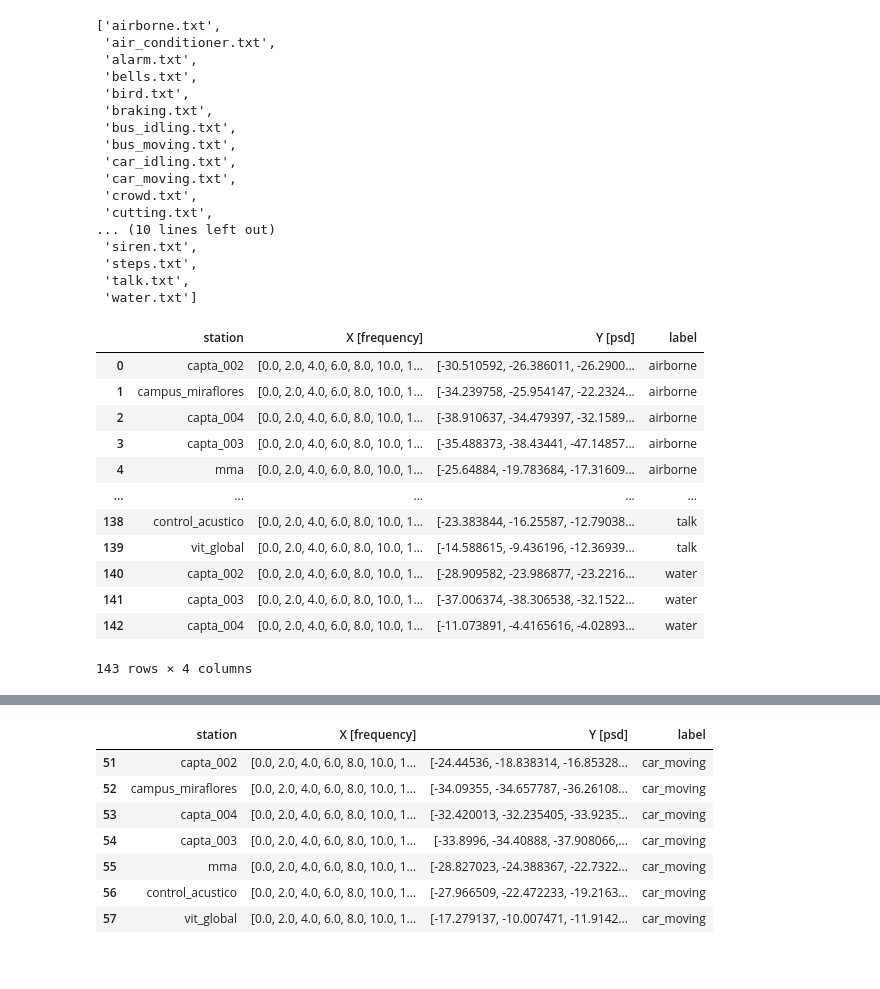
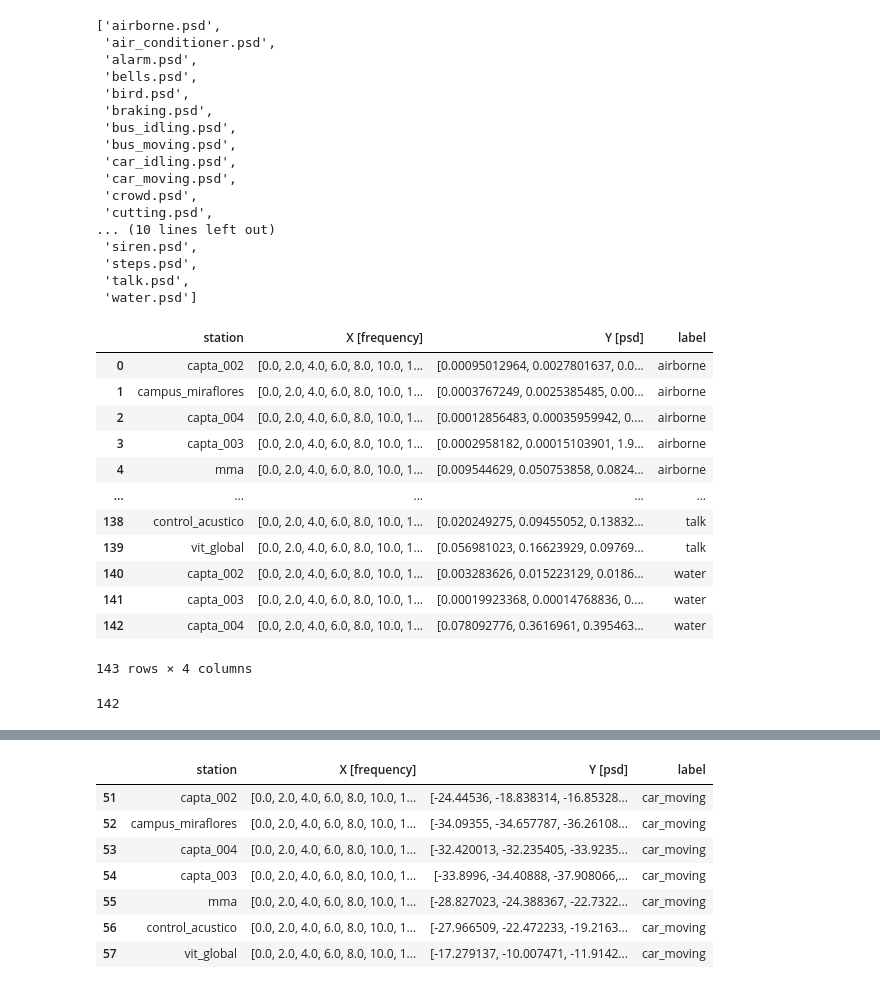
Before and after one commit to JoaquinRMorales/fusa_noise, a Jupyter notebook: Experiments.ipynb, the cells around one changed output, grey strips where cells are left out. Cells and saved outputs as stored; diff of their text form; code cells hidden in the pictures.

```diff
--- a/Experiments.ipynb
+++ b/Experiments.ipynb
@@ -16,59 +19,77 @@ import WavePlotter as wp
 # %%
-plotters = os.listdir(os.getcwd()+'/Data/plotdata')
+plotters = os.listdir(os.getcwd()+'/Data/psd')
 plotters
 # %% [output]
-['airborne.txt',
- 'air_conditioner.txt',
- 'alarm.txt',
- 'bells.txt',
- 'bird.txt',
- 'braking.txt',
- 'bus_idling.txt',
- 'bus_moving.txt',
- 'car_idling.txt',
- 'car_moving.txt',
- 'crowd.txt',
- 'cutting.txt',
+['airborne.psd',
+ 'air_conditioner.psd',
+ 'alarm.psd',
+ 'bells.psd',
+ 'bird.psd',
+ 'braking.psd',
+ 'bus_idling.psd',
+ 'bus_moving.psd',
+ 'car_idling.psd',
+ 'car_moving.psd',
+ 'crowd.psd',
+ 'cutting.psd',
 ... (10 lines left out)
- 'siren.txt',
- 'steps.txt',
- 'talk.txt',
- 'water.txt']
+ 'siren.psd',
+ 'steps.psd',
+ 'talk.psd',
+ 'water.psd']
 # %%
 datas = []
 for t in plotters:
-    with open(os.getcwd()+'/Data/plotdata/' + t, "rb") as f:
+    with open(os.getcwd()+'/Data/psd/' + t, "rb") as f:
         datas.append(pickle.load(f))
 
 df = pd.DataFrame(columns = ['station', 'X [frequency]', 'Y [psd]', 'label' ])
 
 for i in range(len(datas)):
     df = df.append(datas[i])
 
 df = df.reset_index()
 
 for i in range(len(df)):
 
     if (df.at[i, 'station'] == 'vit_global'):
 
         df.at[i, 'Y [psd]'] = np.mean(df.at[i, 'Y [psd]'], axis = 1)
 
     df.at[i, 'Y [psd]'] = df.at[i, 'Y [psd]'].flatten()
 
 df.pop('index')
 
 df
 # %% [output]
 |  | station | X [frequency] | Y [psd] | label |
-| 0 | capta_002 | [0.0, 2.0, 4.0, 6.0, 8.0, 10.0, 1... | [-30.510592, -26.386011, -26.2900... | airborne |
-| 1 | campus_miraflores | [0.0, 2.0, 4.0, 6.0, 8.0, 10.0, 1... | [-34.239758, -25.954147, -22.2324... | airborne |
-| 2 | capta_004 | [0.0, 2.0, 4.0, 6.0, 8.0, 10.0, 1... | [-38.910637, -34.479397, -32.1589... | airborne |
-| 3 | capta_003 | [0.0, 2.0, 4.0, 6.0, 8.0, 10.0, 1... | [-35.488373, -38.43441, -47.14857... | airborne |
-| 4 | mma | [0.0, 2.0, 4.0, 6.0, 8.0, 10.0, 1... | [-25.64884, -19.783684, -17.31609... | airborne |
+| 0 | capta_002 | [0.0, 2.0, 4.0, 6.0, 8.0, 10.0, 1... | [0.00095012964, 0.0027801637, 0.0... | airborne |
+| 1 | campus_miraflores | [0.0, 2.0, 4.0, 6.0, 8.0, 10.0, 1... | [0.0003767249, 0.0025385485, 0.00... | airborne |
+| 2 | capta_004 | [0.0, 2.0, 4.0, 6.0, 8.0, 10.0, 1... | [0.00012856483, 0.00035959942, 0.... | airborne |
+| 3 | capta_003 | [0.0, 2.0, 4.0, 6.0, 8.0, 10.0, 1... | [0.0002958182, 0.00015103901, 1.9... | airborne |
+| 4 | mma | [0.0, 2.0, 4.0, 6.0, 8.0, 10.0, 1... | [0.009544629, 0.050753858, 0.0824... | airborne |
 | ... | ... | ... | ... | ... |
-| 138 | control_acustico | [0.0, 2.0, 4.0, 6.0, 8.0, 10.0, 1... | [-23.383844, -16.25587, -12.79038... | talk |
-| 139 | vit_global | [0.0, 2.0, 4.0, 6.0, 8.0, 10.0, 1... | [-14.588615, -9.436196, -12.36939... | talk |
-| 140 | capta_002 | [0.0, 2.0, 4.0, 6.0, 8.0, 10.0, 1... | [-28.909582, -23.986877, -23.2216... | water |
-| 141 | capta_003 | [0.0, 2.0, 4.0, 6.0, 8.0, 10.0, 1... | [-37.006374, -38.306538, -32.1522... | water |
-| 142 | capta_004 | [0.0, 2.0, 4.0, 6.0, 8.0, 10.0, 1... | [-11.073891, -4.4165616, -4.02893... | water |
+| 138 | control_acustico | [0.0, 2.0, 4.0, 6.0, 8.0, 10.0, 1... | [0.020249275, 0.09455052, 0.13832... | talk |
+| 139 | vit_global | [0.0, 2.0, 4.0, 6.0, 8.0, 10.0, 1... | [0.056981023, 0.16623929, 0.09769... | talk |
+| 140 | capta_002 | [0.0, 2.0, 4.0, 6.0, 8.0, 10.0, 1... | [0.003283626, 0.015223129, 0.0186... | water |
+| 141 | capta_003 | [0.0, 2.0, 4.0, 6.0, 8.0, 10.0, 1... | [0.00019923368, 0.00014768836, 0.... | water |
+| 142 | capta_004 | [0.0, 2.0, 4.0, 6.0, 8.0, 10.0, 1... | [0.078092776, 0.3616961, 0.395463... | water |
 143 rows × 4 columns
+# %%
+for i in range(len(df)):
+    print(i)
+    clear_output(wait=True)
+    area = 0
+    y_psd = []
+
+    for y in range(len(df.at[i, 'Y [psd]'])):
+
+        area += 2 * df.at[i, 'Y [psd]'][y]
+
+    for y in range(len(df.at[i, 'Y [psd]'])):
+
+        y_psd.append(2*df.at[i, 'Y [psd]'][y]/area)
+
+    df.at[i, 'Y [psd]'] = y_psd
+# %% [output]
+142
```
Also changed, not shown: parts of 18 cells of this notebook, 1 other file.
